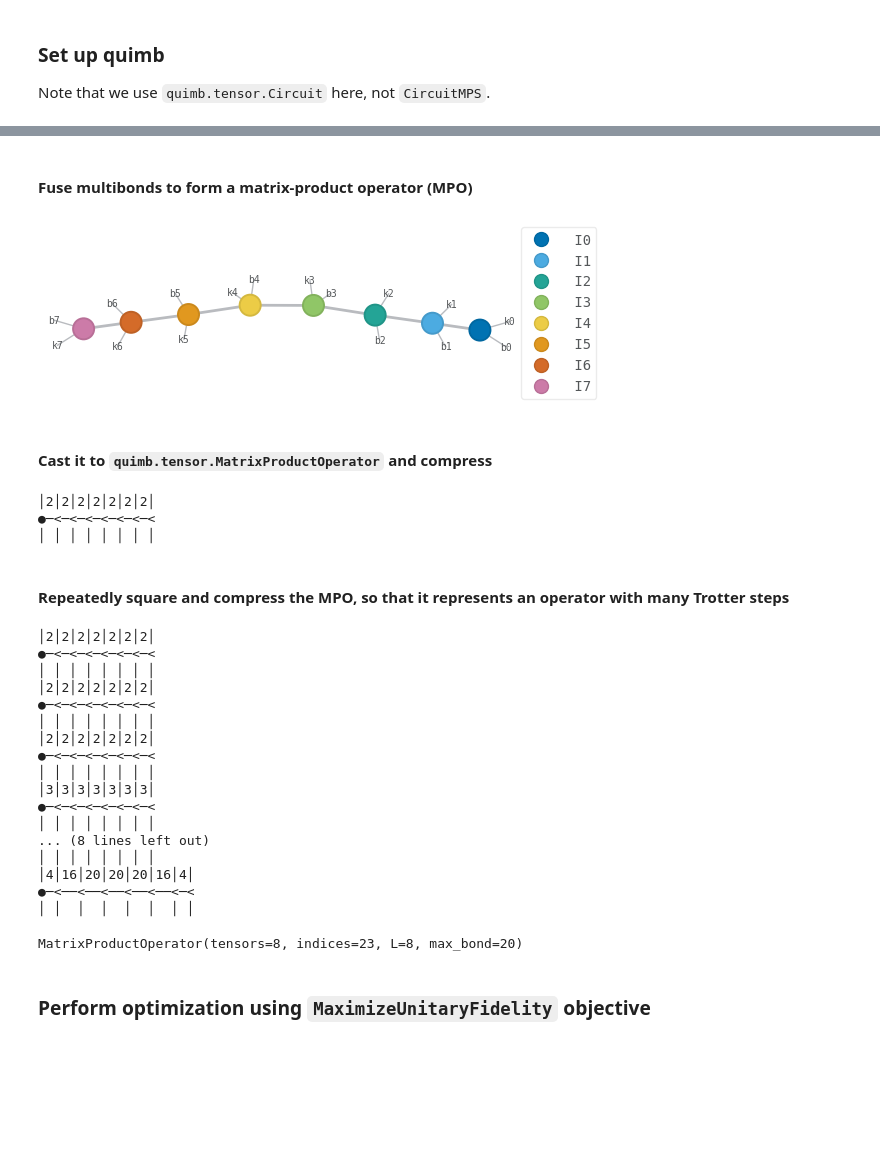
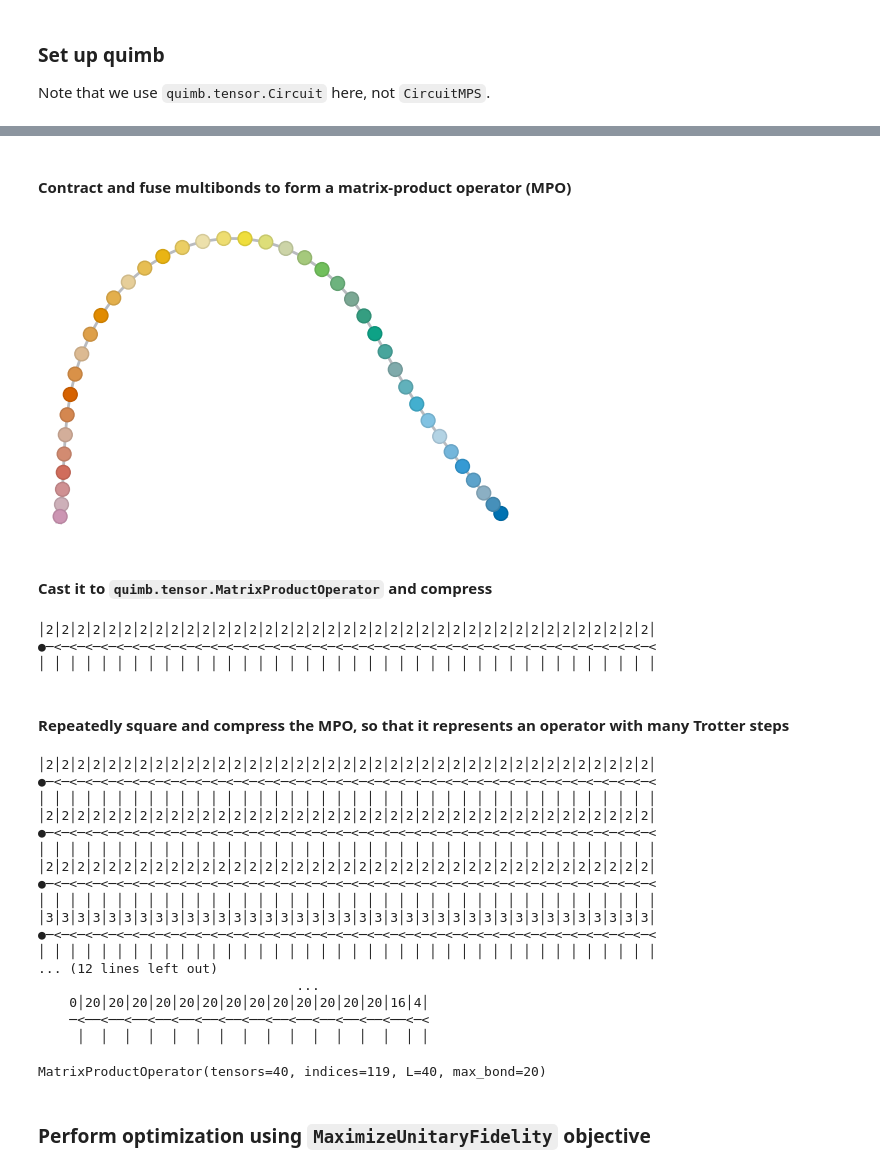
Before and after one commit to Qiskit/qiskit-addon-aqc-tensor, a Jupyter notebook: docs/tutorials/02_unitary_aqc.ipynb, the cells around one changed output, grey strips where cells are left out. Saved outputs shown, nothing was run; the diff lists cells and outputs as text; code cells hidden in the pictures; blank space fills up the shorter version.

```diff
--- a/docs/tutorials/02_unitary_aqc.ipynb
+++ b/docs/tutorials/02_unitary_aqc.ipynb
@@ -20,7 +20,7 @@ from qiskit_addon_utils.problem_generators import (
 )
 from rustworkx.generators import path_graph
 
-coupling_map = path_graph(8)
+coupling_map = path_graph(40)
 
 hamiltonian = generate_xyz_hamiltonian(
     coupling_map,
@@ -78,5 +78,8 @@ import quimb.tensor
 
 from qiskit_addon_aqc_tensor.simulation.quimb import QuimbSimulator
 
-simulator_settings = QuimbSimulator(partial(quimb.tensor.Circuit), autodiff_backend="jax")
+simulator_settings = QuimbSimulator(
+    partial(quimb.tensor.Circuit, gate_contract="split-gate"),
+    autodiff_backend="jax",
+)
 # %% [markdown]
@@ -93,13 +96,13 @@ aqc_target_mpo.draw(aqc_target_mpo.site_tags, show_tags=False)
 # %% [markdown]
-#### Fuse multibonds to form a matrix-product operator (MPO)
+#### Contract and fuse multibonds to form a matrix-product operator (MPO)
 # %%
 for site in aqc_target_mpo.site_tags:
-    aqc_target_mpo ^= site
+    aqc_target_mpo.contract(site, inplace=True)
 aqc_target_mpo.fuse_multibonds_()
 
 aqc_target_mpo.draw(aqc_target_mpo.site_tags, show_tags=False)
 # %% [output]
-[figure, old version]
+[figure, new version]
 # %% [markdown]
 #### Cast it to `quimb.tensor.MatrixProductOperator` and compress
 # %%
@@ -113,9 +116,9 @@ aqc_target_mpo.view_as_(
 aqc_target_mpo.compress(cutoff=cutoff)
 aqc_target_mpo.show()
 # %% [output]
-│2│2│2│2│2│2│2│
-●─<─<─<─<─<─<─<
-│ │ │ │ │ │ │ │
+│2│2│2│2│2│2│2│2│2│2│2│2│2│2│2│2│2│2│2│2│2│2│2│2│2│2│2│2│2│2│2│2│2│2│2│2│2│2│2│
+●─<─<─<─<─<─<─<─<─<─<─<─<─<─<─<─<─<─<─<─<─<─<─<─<─<─<─<─<─<─<─<─<─<─<─<─<─<─<─<
+│ │ │ │ │ │ │ │ │ │ │ │ │ │ │ │ │ │ │ │ │ │ │ │ │ │ │ │ │ │ │ │ │ │ │ │ │ │ │ │
 # %% [markdown]
 #### Repeatedly square and compress the MPO, so that it represents an operator with many Trotter steps
 # %%
@@ -125,24 +128,24 @@ for _ in range(aqc_target_log2_num_trotter_steps):
     aqc_target_mpo.show()
 aqc_target_mpo
 # %% [output]
-│2│2│2│2│2│2│2│
-●─<─<─<─<─<─<─<
-│ │ │ │ │ │ │ │
-│2│2│2│2│2│2│2│
-●─<─<─<─<─<─<─<
-│ │ │ │ │ │ │ │
-│2│2│2│2│2│2│2│
-●─<─<─<─<─<─<─<
-│ │ │ │ │ │ │ │
-│3│3│3│3│3│3│3│
-●─<─<─<─<─<─<─<
-│ │ │ │ │ │ │ │
-... (8 lines left out)
-│ │ │ │ │ │ │ │
-│4│16│20│20│20│16│4│
-●─<──<──<──<──<──<─<
-│ │  │  │  │  │  │ │
+│2│2│2│2│2│2│2│2│2│2│2│2│2│2│2│2│2│2│2│2│2│2│2│2│2│2│2│2│2│2│2│2│2│2│2│2│2│2│2│
+●─<─<─<─<─<─<─<─<─<─<─<─<─<─<─<─<─<─<─<─<─<─<─<─<─<─<─<─<─<─<─<─<─<─<─<─<─<─<─<
+│ │ │ │ │ │ │ │ │ │ │ │ │ │ │ │ │ │ │ │ │ │ │ │ │ │ │ │ │ │ │ │ │ │ │ │ │ │ │ │
+│2│2│2│2│2│2│2│2│2│2│2│2│2│2│2│2│2│2│2│2│2│2│2│2│2│2│2│2│2│2│2│2│2│2│2│2│2│2│2│
+●─<─<─<─<─<─<─<─<─<─<─<─<─<─<─<─<─<─<─<─<─<─<─<─<─<─<─<─<─<─<─<─<─<─<─<─<─<─<─<
+│ │ │ │ │ │ │ │ │ │ │ │ │ │ │ │ │ │ │ │ │ │ │ │ │ │ │ │ │ │ │ │ │ │ │ │ │ │ │ │
+│2│2│2│2│2│2│2│2│2│2│2│2│2│2│2│2│2│2│2│2│2│2│2│2│2│2│2│2│2│2│2│2│2│2│2│2│2│2│2│
+●─<─<─<─<─<─<─<─<─<─<─<─<─<─<─<─<─<─<─<─<─<─<─<─<─<─<─<─<─<─<─<─<─<─<─<─<─<─<─<
+│ │ │ │ │ │ │ │ │ │ │ │ │ │ │ │ │ │ │ │ │ │ │ │ │ │ │ │ │ │ │ │ │ │ │ │ │ │ │ │
+│3│3│3│3│3│3│3│3│3│3│3│3│3│3│3│3│3│3│3│3│3│3│3│3│3│3│3│3│3│3│3│3│3│3│3│3│3│3│3│
+●─<─<─<─<─<─<─<─<─<─<─<─<─<─<─<─<─<─<─<─<─<─<─<─<─<─<─<─<─<─<─<─<─<─<─<─<─<─<─<
+│ │ │ │ │ │ │ │ │ │ │ │ │ │ │ │ │ │ │ │ │ │ │ │ │ │ │ │ │ │ │ │ │ │ │ │ │ │ │ │
+... (12 lines left out)
+                                 ...
+    0│20│20│20│20│20│20│20│20│20│20│20│20│20│16│4│
+    ─<──<──<──<──<──<──<──<──<──<──<──<──<──<──<─<
+     │  │  │  │  │  │  │  │  │  │  │  │  │  │  │ │
-MatrixProductOperator(tensors=8, indices=23, L=8, max_bond=20)
+MatrixProductOperator(tensors=40, indices=119, L=40, max_bond=20)
 # %% [markdown]
 ### Perform optimization using `MaximizeUnitaryFidelity` objective
 # %%
```
Also changed, not shown: parts of 7 cells of this notebook.
